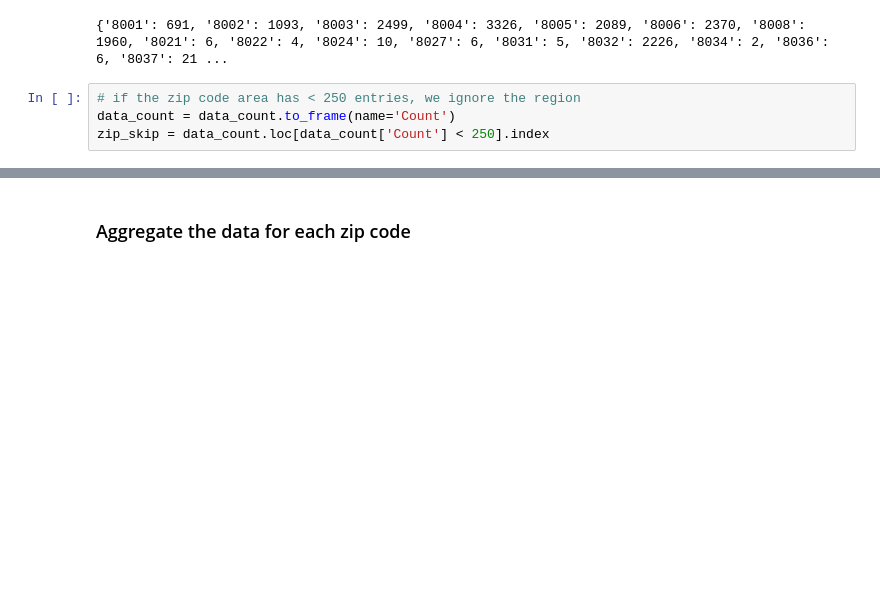
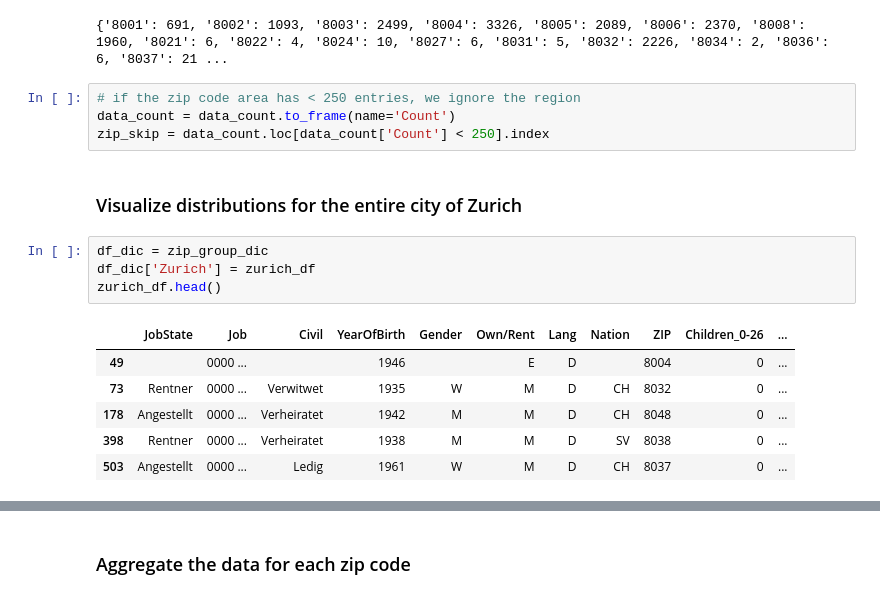
Before and after one commit to MLortki/ADA2018-Project-Quality-of-Space-AMG, a Jupyter notebook: insurance_data_explore.ipynb, the cells around one changed output, grey strips where cells are left out. Drawn from its saved outputs; the diff is of its cells as text; blank space fills up the shorter version.

```diff
--- a/insurance_data_explore.ipynb
+++ b/insurance_data_explore.ipynb
@@ -146,3 +136,16 @@ print(data_count.to_dict())
 # if the zip code area has < 250 entries, we ignore the region
 data_count = data_count.to_frame(name='Count')
 zip_skip = data_count.loc[data_count['Count'] < 250].index
+# %% [markdown]
+### Visualize distributions for the entire city of Zurich
+# %%
+df_dic = zip_group_dic
+df_dic['Zurich'] = zurich_df
+zurich_df.head()
+# %% [output]
+|  | JobState | Job | Civil | YearOfBirth | Gender | Own/Rent | Lang | Nation | ZIP | Children_0-26 | ... |
+| 49 |  | 0000 ... |  | 1946 |  | E | D |  | 8004 | 0 | ... |
+| 73 | Rentner | 0000 ... | Verwitwet | 1935 | W | M | D | CH | 8032 | 0 | ... |
+| 178 | Angestellt | 0000 ... | Verheiratet | 1942 | M | M | D | CH | 8048 | 0 | ... |
+| 398 | Rentner | 0000 ... | Verheiratet | 1938 | M | M | D | SV | 8038 | 0 | ... |
+| 503 | Angestellt | 0000 ... | Ledig | 1961 | W | M | D | CH | 8037 | 0 | ... |
```
Also changed, not shown: parts of 13 cells of this notebook.
